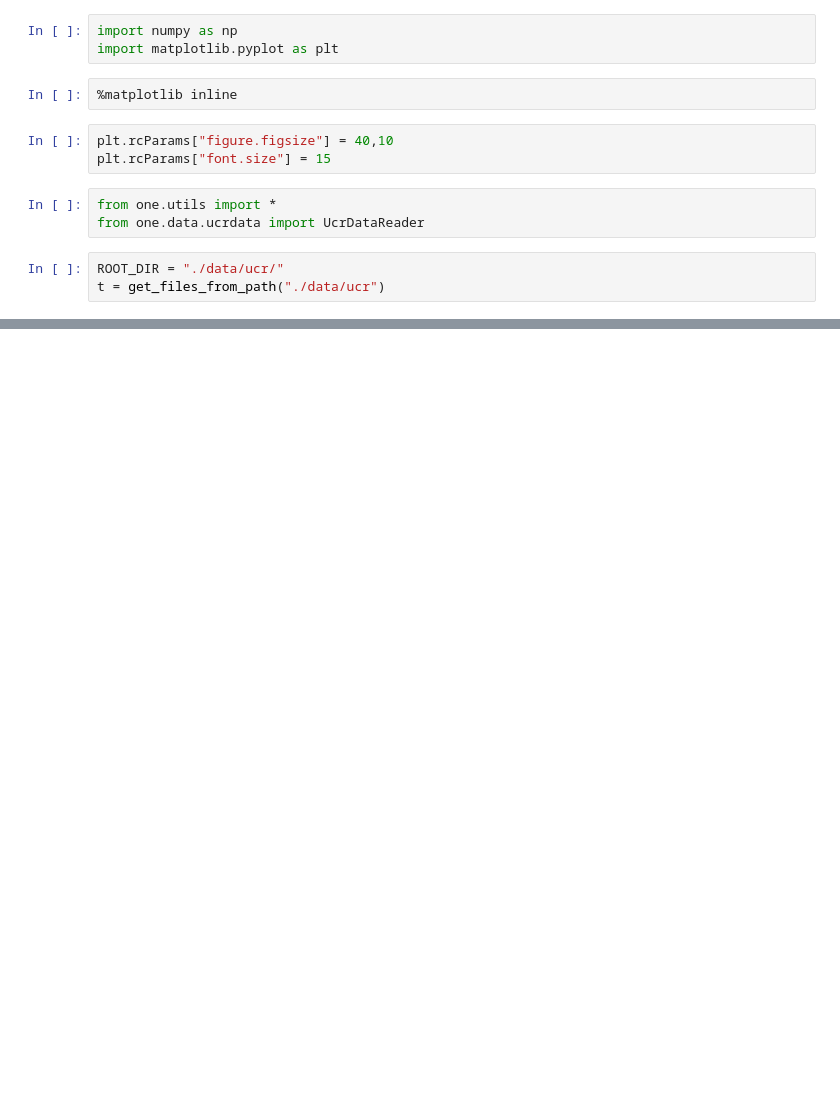
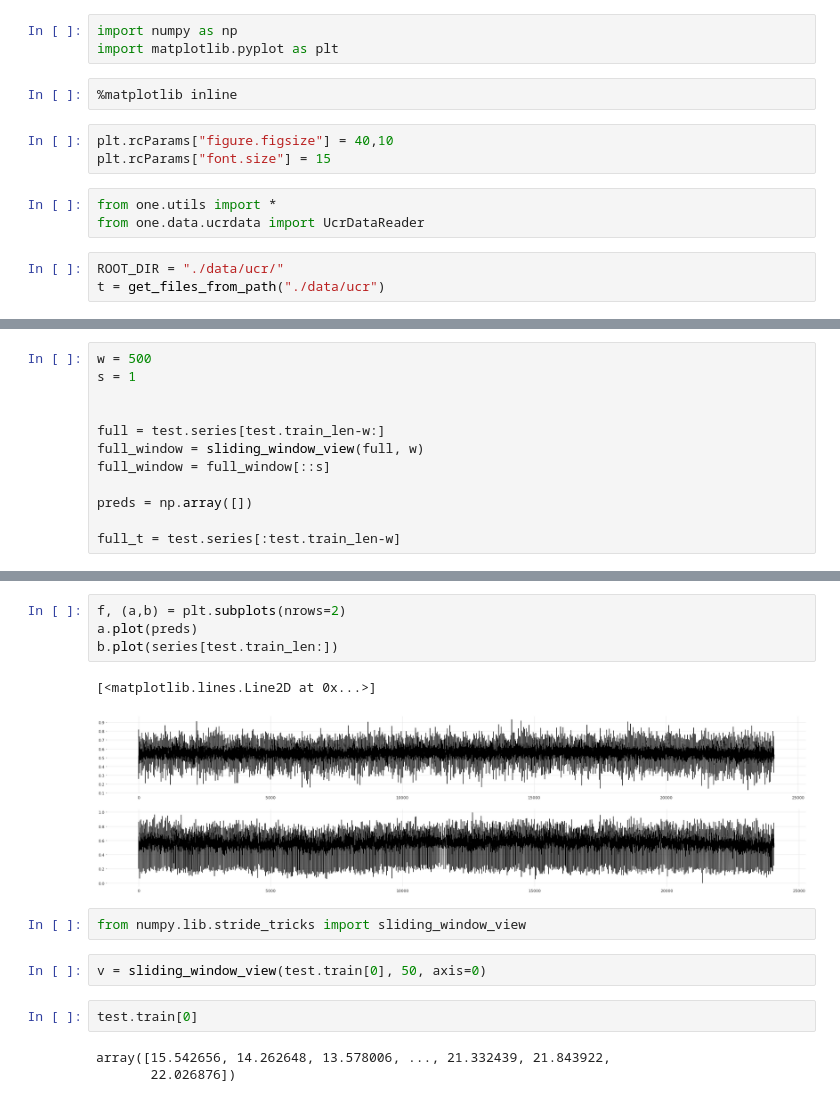
Before and after one commit to georgian-io/pyoats, a Jupyter notebook: scratch.ipynb, the cells around one changed output, grey strips where cells are left out. Cells and saved outputs as stored; diff of their text form; blank space fills up the shorter version.

```diff
--- a/scratch.ipynb
+++ b/scratch.ipynb
@@ -25,0 +95,12 @@ array([63.748549, 64.0763  , 63.840841, 63.409148, 62.927837])
+# %%
+w = 500
+s = 1
+
+
+full = test.series[test.train_len-w:]
+full_window = sliding_window_view(full, w)
+full_window = full_window[::s]
+
+preds = np.array([])
+
+full_t = test.series[:test.train_len-w]
@@ -25,0 +143,16 @@ array([63.748549, 64.0763  , 63.840841, 63.409148, 62.927837])
+# %%
+f, (a,b) = plt.subplots(nrows=2)
+a.plot(preds)
+b.plot(series[test.train_len:])
+# %% [output]
+[<matplotlib.lines.Line2D at 0x...>]
+[figure, added]
+# %%
+from numpy.lib.stride_tricks import sliding_window_view
+# %%
+v = sliding_window_view(test.train[0], 50, axis=0)
+# %%
+test.train[0]
+# %% [output]
+array([15.542656, 14.262648, 13.578006, ..., 21.332439, 21.843922,
+       22.026876])
```
Also changed, not shown: parts of 19 cells of this notebook, 9 other files.
